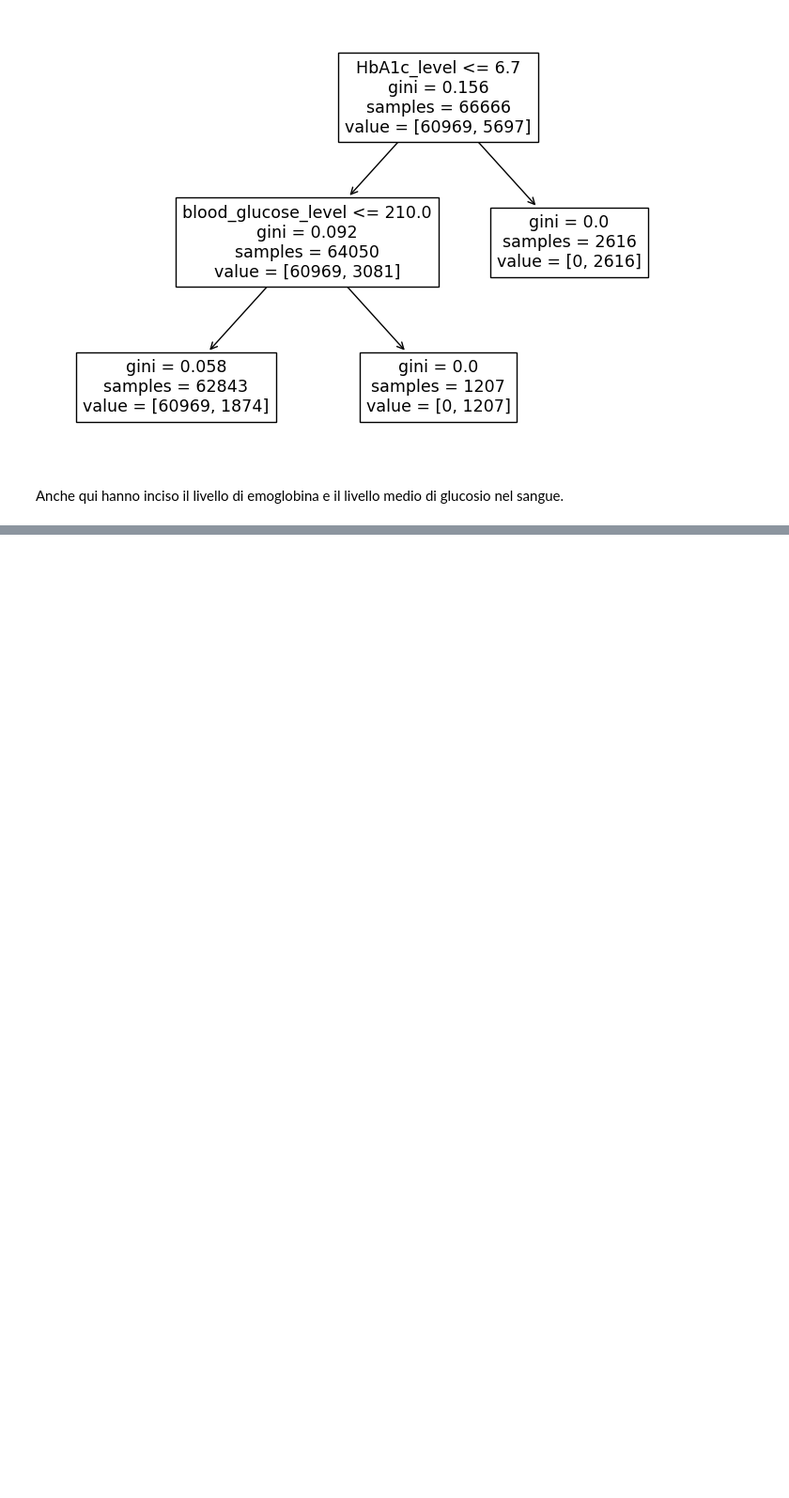
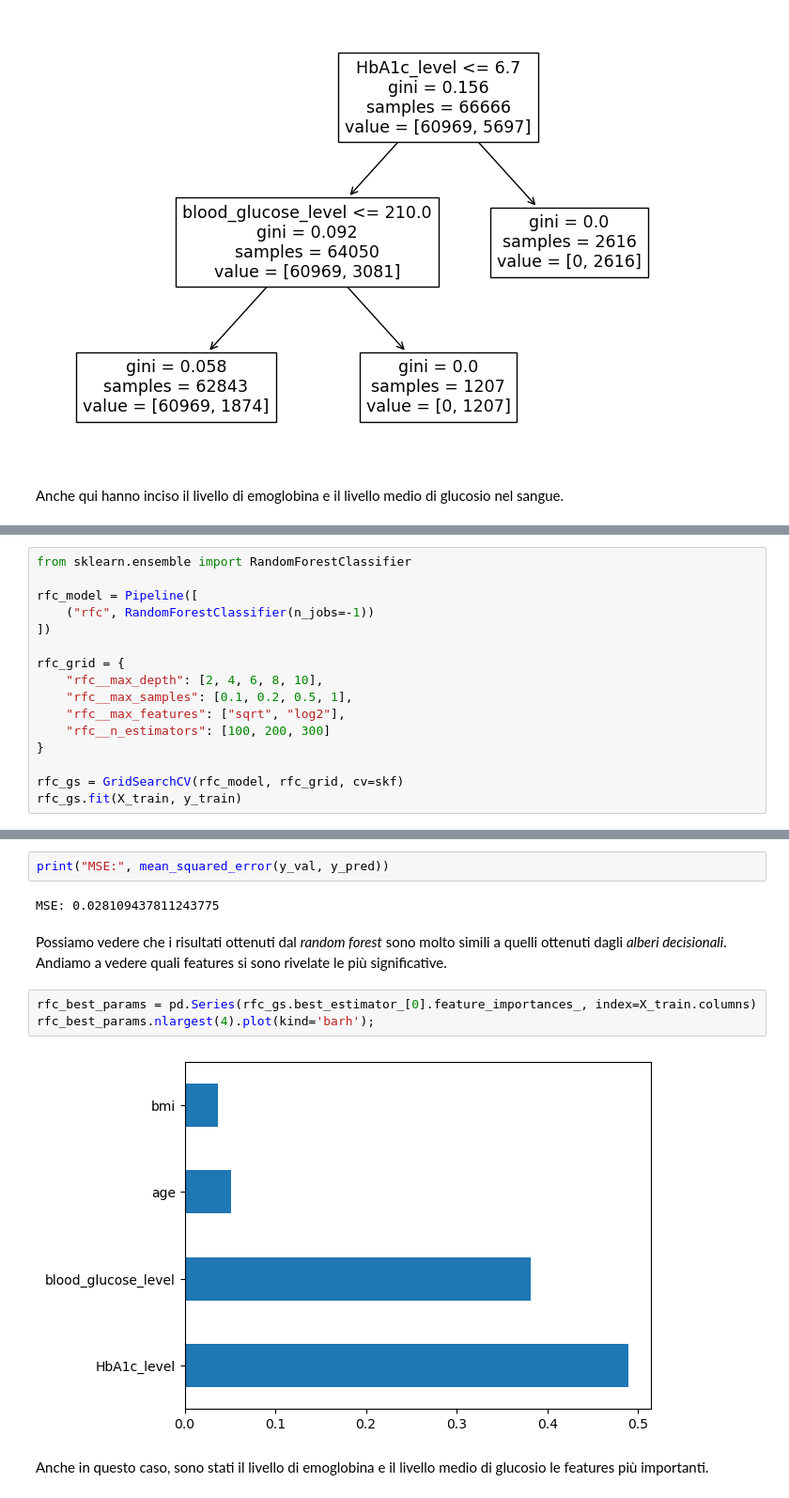
Before and after one commit to LorenzoRigoni/DIA24-Diabetes-Prediction, a Jupyter notebook: Diabetes_prediction.ipynb, the cells around one changed output, grey strips where cells are left out. Shown: that part at 94% size. Saved outputs shown, nothing was run; the diff lists cells and outputs as text; blank space fills up the shorter version.

Commit message:
Created random forest prediction

```diff
--- a/Diabetes_prediction.ipynb
+++ b/Diabetes_prediction.ipynb
@@ -465,0 +458,16 @@ Anche qui hanno inciso il livello di emoglobina e il livello medio di glucosio n
+# %%
+from sklearn.ensemble import RandomForestClassifier
+
+rfc_model = Pipeline([
+    ("rfc", RandomForestClassifier(n_jobs=-1))
+])
+
+rfc_grid = {
+    "rfc__max_depth": [2, 4, 6, 8, 10],
+    "rfc__max_samples": [0.1, 0.2, 0.5, 1],
+    "rfc__max_features": ["sqrt", "log2"],
+    "rfc__n_estimators": [100, 200, 300]
+}
+
+rfc_gs = GridSearchCV(rfc_model, rfc_grid, cv=skf)
+rfc_gs.fit(X_train, y_train)
@@ -465,0 +507,13 @@ Anche qui hanno inciso il livello di emoglobina e il livello medio di glucosio n
+# %%
+print("MSE:", mean_squared_error(y_val, y_pred))
+# %% [output]
+MSE: 0.028109437811243775
+# %% [markdown]
+Possiamo vedere che i risultati ottenuti dal _random forest_ sono molto simili a quelli ottenuti dagli _alberi decisionali_. Andiamo a vedere quali features si sono rivelate le più significative.
+# %%
+rfc_best_params = pd.Series(rfc_gs.best_estimator_[0].feature_importances_, index=X_train.columns)
+rfc_best_params.nlargest(4).plot(kind='barh');
+# %% [output]
+[figure, added]
+# %% [markdown]
+Anche in questo caso, sono stati il livello di emoglobina e il livello medio di glucosio le features più importanti.
```
Also changed, not shown: parts of 15 cells of this notebook.
